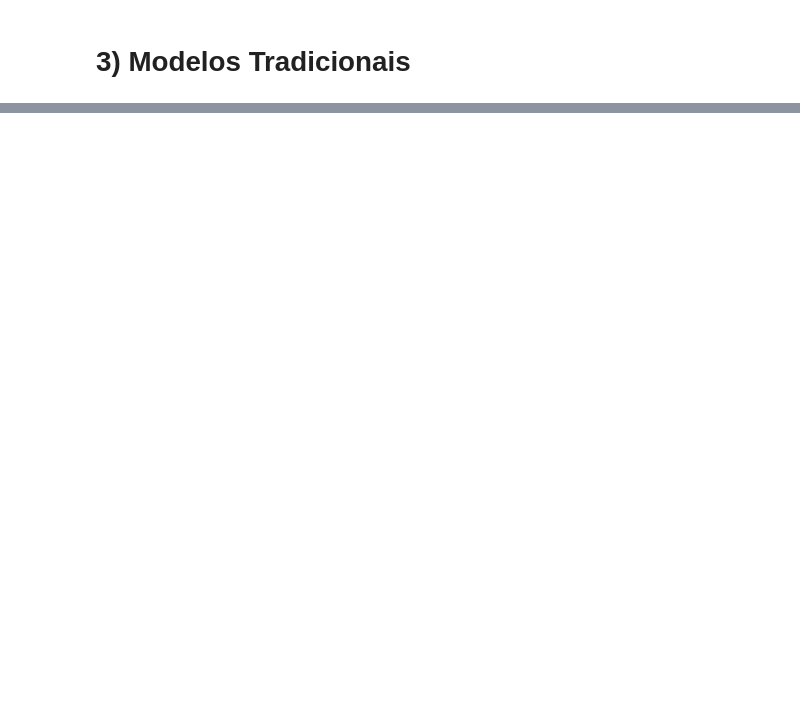
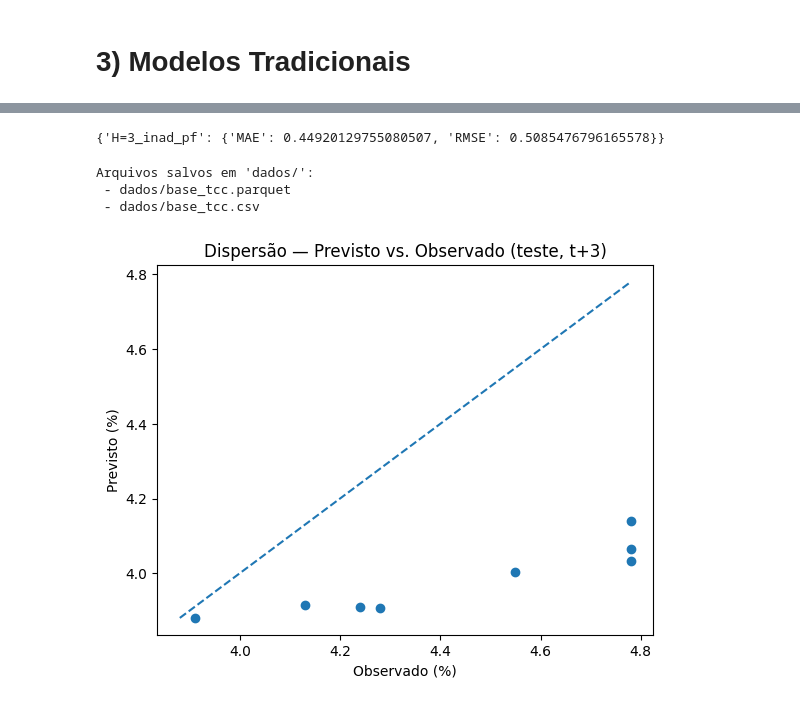
Before and after one commit to akemitti/Inteligencia-Artificial, a Jupyter notebook: prev_series_temporais.ipynb, the cells around one changed output, grey strips where cells are left out. Saved outputs shown, nothing was run; the diff lists cells and outputs as text; code cells hidden in the pictures; blank space fills up the shorter version.

```diff
--- a/prev_series_temporais.ipynb
+++ b/prev_series_temporais.ipynb
@@ -1040,0 +410,77 @@ display(tabela_consolidada)
+# %%
+# ==== ARIMAX (SARIMAX) para inad_pf t+3 (modelo direto) ====
+H = 3
+INICIO_TREINO = pd.Timestamp("2022-04-01")  # evita que lag1/lag3 alcancem 2021
+
+# memória do alvo (se ainda não existirem)
+base_plot["inad_pf_lag1"] = base_plot["inad_pf"].shift(1)
+base_plot["inad_pf_lag3"] = base_plot["inad_pf"].shift(3)
+
+# alvo direto
+base_plot[f"inad_pf_t+{H}"] = base_plot["inad_pf"].shift(-H)
+
+# features parcimoniosas (PF t+3)
+FEATURES = [
+    "taxa_total_lag1","taxa_total_lag3",
+    "selic_252_lag1","selic_252_lag3",
+    "inad_pf_lag1","inad_pf_lag3",
+]
+TARGET = f"inad_pf_t+{H}"
+
+# dataset limpo, MESMA AMOSTRA para todas as métricas
+df_model = base_plot[[TARGET] + FEATURES].loc[INICIO_TREINO:].dropna()
+
+y = df_model[TARGET]
+X = df_model[FEATURES]
+
+# split temporal 80/20
+n = len(df_model); n_tr = int(n*0.8)
+y_train, y_test = y.iloc[:n_tr], y.iloc[n_tr:]
+X_train, X_test = X.iloc[:n_tr], X.iloc[n_tr:]
+
+# SARIMAX: endog é o alvo deslocado (modelo direto para H passos)
+model = SARIMAX(endog=y_train, exog=X_train, order=(1,0,0),
+                enforce_stationarity=False, enforce_invertibility=False)
+res = model.fit(disp=False)
+
+# previsão no período de teste usando exógenas conhecidas
+y_pred_test = res.predict(start=y_test.index[0], end=y_test.index[-1], exog=X_test)
+
+# avaliação básica (se não tiver a função pronta)
+mae = mean_absolute_error(y_test, y_pred_test)
+rmse = rmse_score(y_test, y_pred_test)
+scores = {"H=3_inad_pf": {"MAE": mae, "RMSE": rmse}}
+scores
+# %% [output]
+{'H=3_inad_pf': {'MAE': 0.44920129755080507, 'RMSE': 0.5085476796165578}}
+# %%
+# ====== Salvar dataset pronto e resultados ======
+Path("dados").mkdir(exist_ok=True)
+dados.to_parquet("dados/base_tcc.parquet")
+dados.to_csv("dados/base_tcc.csv", index=True)
+
+print("Arquivos salvos em 'dados/':")
+for f in ["dados/base_tcc.parquet", "dados/base_tcc.csv"]:
+    print(" -", f)
+# %% [output]
+Arquivos salvos em 'dados/':
+ - dados/base_tcc.parquet
+ - dados/base_tcc.csv
+# %%
+# ====== GRÁFICOS E AVALIAÇÃO (teste) ======
+from sklearn.metrics import mean_absolute_error, mean_squared_error
+import numpy as np
+import matplotlib.pyplot as plt
+
+# 3) Dispersão Previsto × Observado (teste)
+plt.figure()
+plt.scatter(y_test, y_pred_test)
+plt.title("Dispersão — Previsto vs. Observado (teste, t+3)")
+plt.xlabel("Observado (%)"); plt.ylabel("Previsto (%)")
+# linha 45º para referência visual
+mn = np.nanmin([y_test.min(), y_pred_test.min()])
+mx = np.nanmax([y_test.max(), y_pred_test.max()])
+plt.plot([mn, mx], [mn, mx], linestyle="--")
+plt.show()
+# %% [output]
+[figure, added]
```
Also changed, not shown: parts of 32 cells of this notebook, 47 other files.
